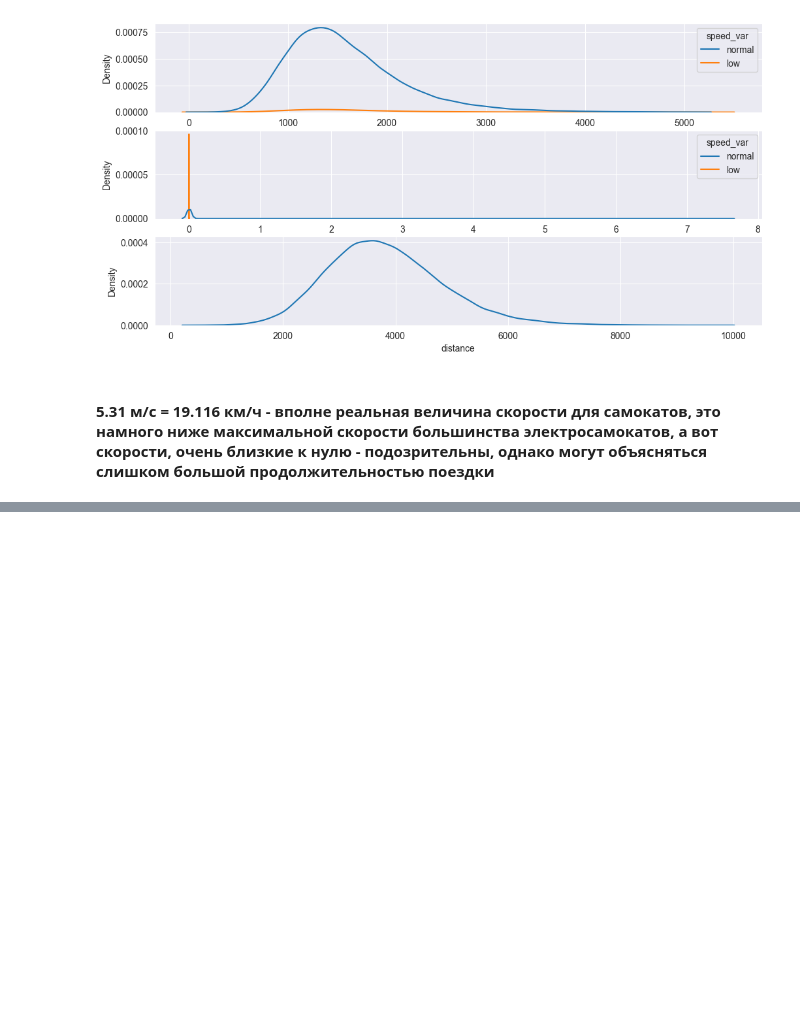
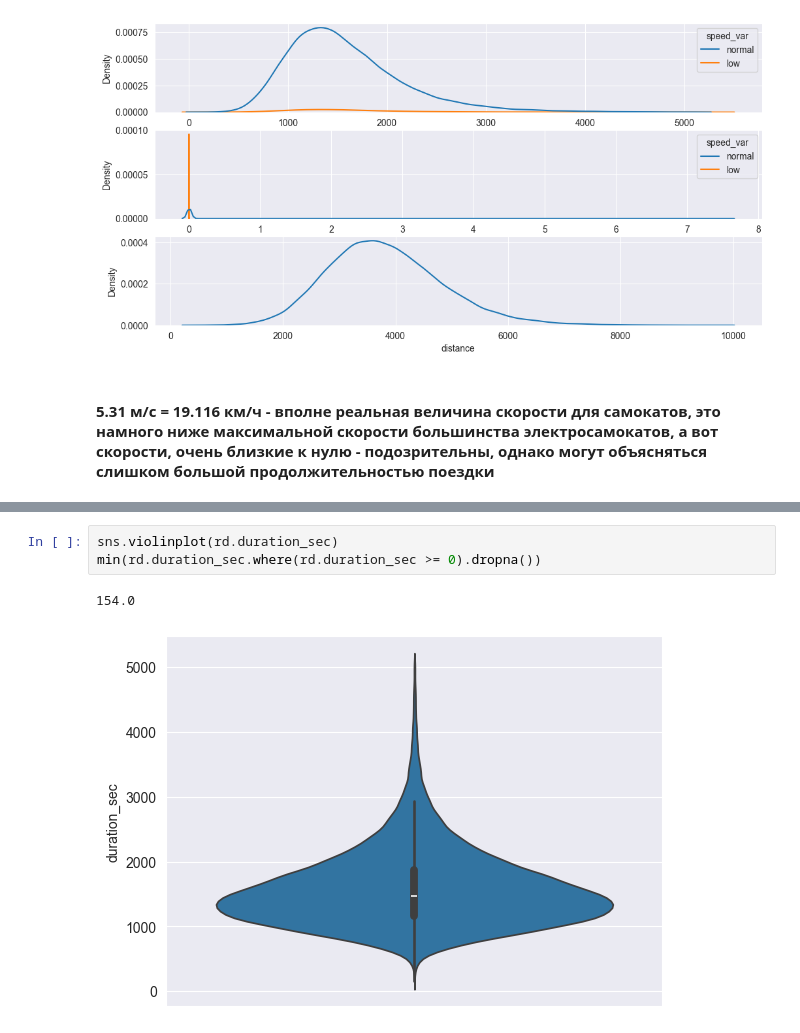
Before and after one commit to alexhronov/analiz_samokatov, a Jupyter notebook: sample.ipynb, the cells around one changed output, grey strips where cells are left out. Cells and saved outputs as stored; diff of their text form; blank space fills up the shorter version.

```diff
--- a/sample.ipynb
+++ b/sample.ipynb
@@ -139,0 +126,6 @@ sns.kdeplot(data=rd1[rd1['speed_var'] == 'low'], x='distance')
+# %%
+sns.violinplot(rd.duration_sec)
+min(rd.duration_sec.where(rd.duration_sec >= 0).dropna())
+# %% [output]
+154.0
+[figure, added]
```
Also changed, not shown: parts of 18 cells of this notebook, 3 other files.
